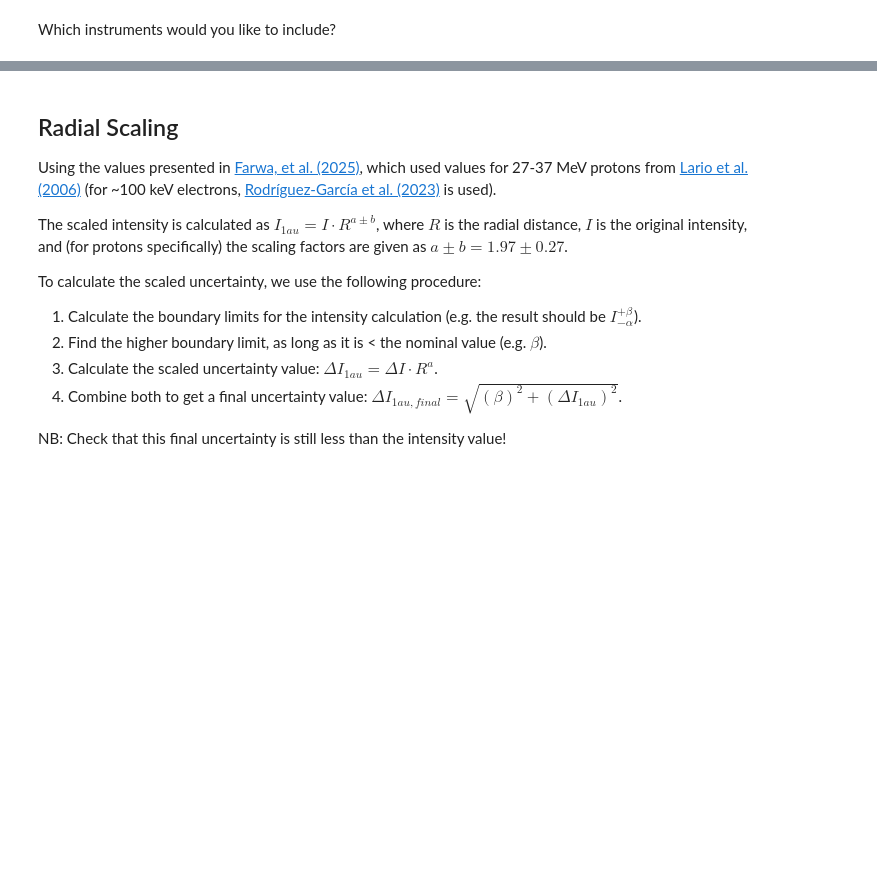
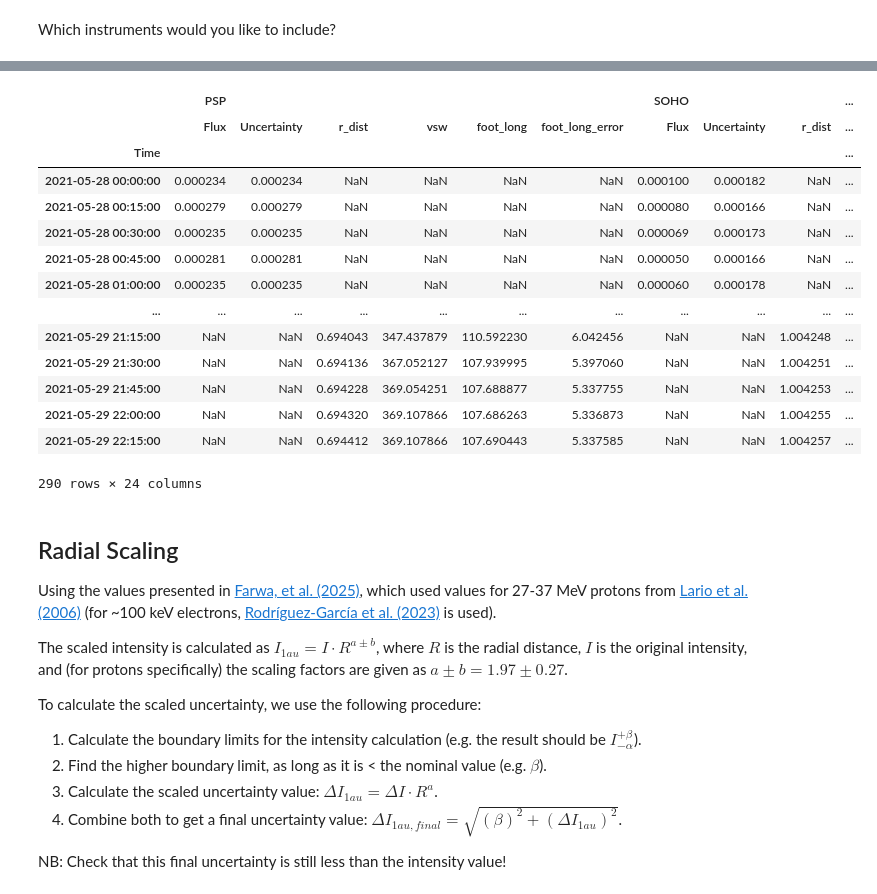
Before and after one commit to JaxLang/JTL_SEPDistributionTool, a Jupyter notebook: JTL_SOLER_SEPspreadtool.ipynb, the cells around one changed output, grey strips where cells are left out. Cells and saved outputs as stored; diff of their text form; code cells hidden in the pictures; blank space fills up the shorter version.

```diff
--- a/JTL_SOLER_SEPspreadtool.ipynb
+++ b/JTL_SOLER_SEPspreadtool.ipynb
@@ -129,0 +153,21 @@ print(pd.date_range(startdate, enddate, freq='15min'))
+# %%
+def intercalibration_calculation(df, observer_metadict, data_path, dates):
+    # Iterate through the observers (first header in df)
+    for obs, meta_data in observer_metadict.items():
+        factor = meta_data['intercalibration'] # extract the intercalibration factor
+        print(obs)
+        print(meta_data)
+        print(factor)
+        jax=input('yes? ')
+
+        # Apply the scaling to the Flux and Uncertainty columns
+        for col in ['Flux','Uncertainty']: # Both are calculated the same
+            print(df[(obs,col)])
+            jax=input('huh?')
+            df[(obs, col)] *= factor
+
+    df.to_csv(f"{data_path}SEP_intensities_{dates[0].strftime("%d%m%Y")}_IC.csv") # Save for sanity checks
+
+    return df
+# %%
+df1 = intercalibration_calculation(df, proton_channels, data_path, dates)
@@ -130,3 +192,21 @@ print(pd.date_range(startdate, enddate, freq='15min'))
+# %%
+df1
+# %% [output]
+|  | PSP |  |  |  |  |  | SOHO |  |  | ... |
+|  | Flux | Uncertainty | r_dist | vsw | foot_long | foot_long_error | Flux | Uncertainty | r_dist | ... |
+| Time |  |  |  |  |  |  |  |  |  | ... |
+| 2021-05-28 00:00:00 | 0.000234 | 0.000234 | NaN | NaN | NaN | NaN | 0.000100 | 0.000182 | NaN | ... |
+| 2021-05-28 00:15:00 | 0.000279 | 0.000279 | NaN | NaN | NaN | NaN | 0.000080 | 0.000166 | NaN | ... |
+| 2021-05-28 00:30:00 | 0.000235 | 0.000235 | NaN | NaN | NaN | NaN | 0.000069 | 0.000173 | NaN | ... |
+| 2021-05-28 00:45:00 | 0.000281 | 0.000281 | NaN | NaN | NaN | NaN | 0.000050 | 0.000166 | NaN | ... |
+| 2021-05-28 01:00:00 | 0.000235 | 0.000235 | NaN | NaN | NaN | NaN | 0.000060 | 0.000178 | NaN | ... |
+| ... | ... | ... | ... | ... | ... | ... | ... | ... | ... | ... |
+| 2021-05-29 21:15:00 | NaN | NaN | 0.694043 | 347.437879 | 110.592230 | 6.042456 | NaN | NaN | 1.004248 | ... |
+| 2021-05-29 21:30:00 | NaN | NaN | 0.694136 | 367.052127 | 107.939995 | 5.397060 | NaN | NaN | 1.004251 | ... |
+| 2021-05-29 21:45:00 | NaN | NaN | 0.694228 | 369.054251 | 107.688877 | 5.337755 | NaN | NaN | 1.004253 | ... |
+| 2021-05-29 22:00:00 | NaN | NaN | 0.694320 | 369.107866 | 107.686263 | 5.336873 | NaN | NaN | 1.004255 | ... |
+| 2021-05-29 22:15:00 | NaN | NaN | 0.694412 | 369.107866 | 107.690443 | 5.337585 | NaN | NaN | 1.004257 | ... |
+290 rows × 24 columns
 # %% [markdown]
 ## Radial Scaling
 
```
Also changed, not shown: parts of 17 cells of this notebook, 7 other files.
